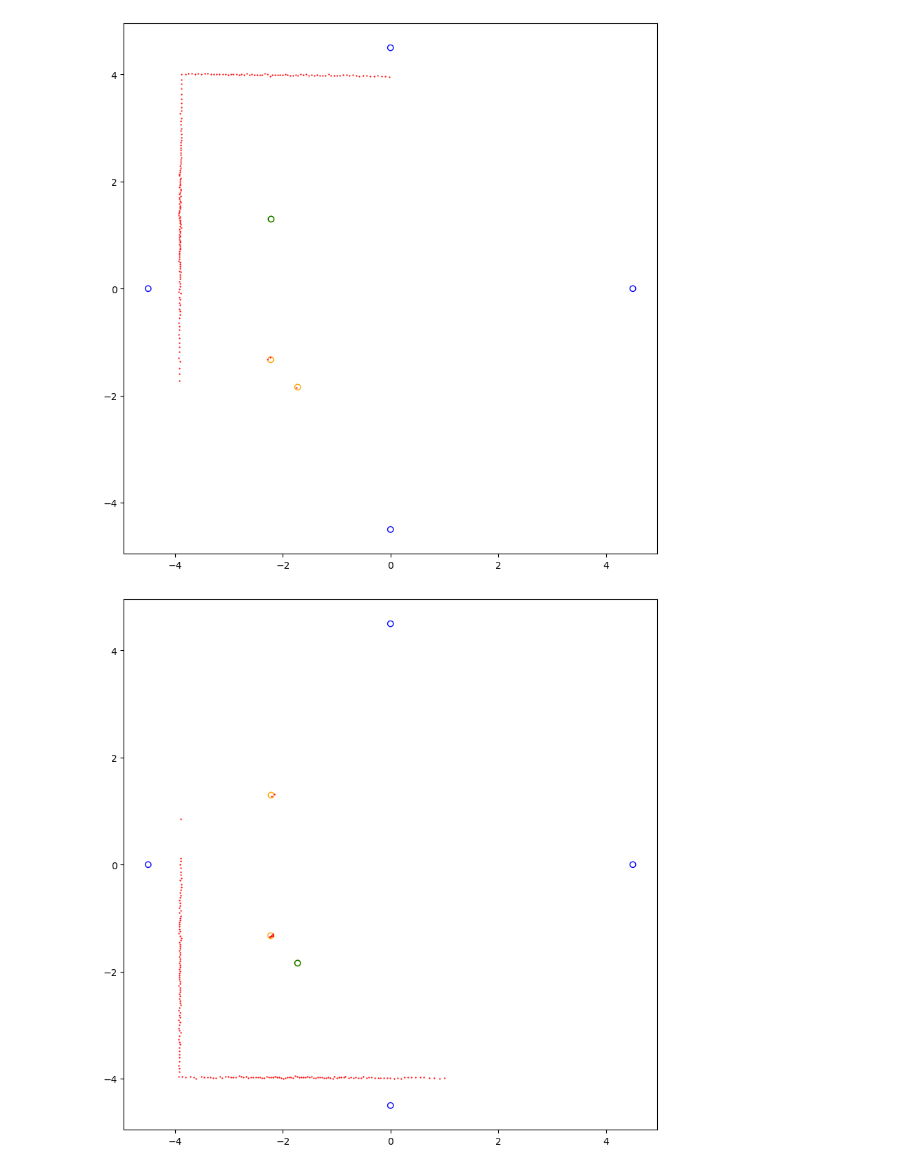
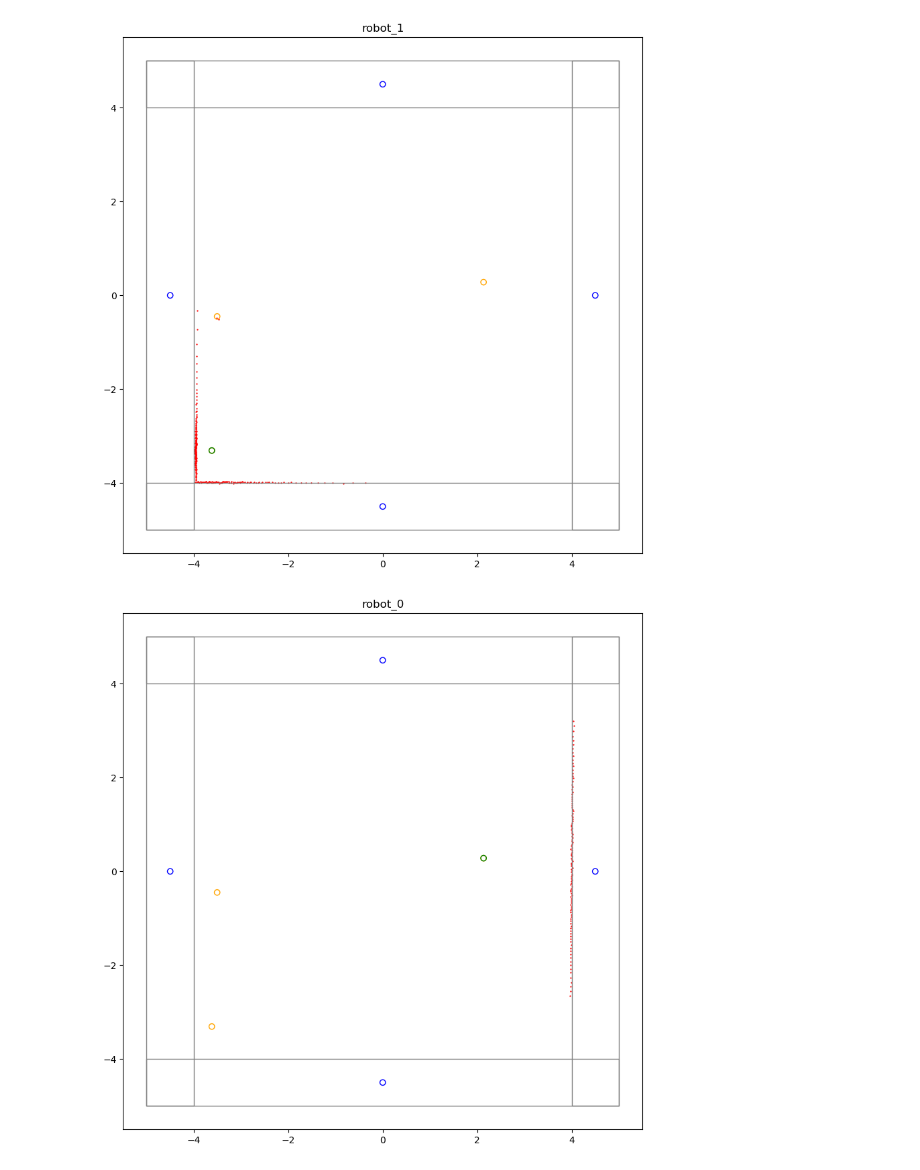
Before and after one commit to ROS2swarm/ROS2swarm-kin-detection, a Jupyter notebook: evaluation_lidar_data.ipynb, the cells around one changed output. Drawn from its saved outputs; the diff is of its cells as text; code cells hidden in the pictures.

Commit message:
added sample data sets + update visualization

```diff
--- a/evaluation_lidar_data.ipynb
+++ b/evaluation_lidar_data.ipynb
@@ -8,12 +9,35 @@ from matplotlib import pyplot as plt
+# %%
+def plot_arena():
+    ax.add_patch(patches.Rectangle((-5,-5), 1, 10, edgecolor='grey', facecolor='none'))
+    ax.add_patch(patches.Rectangle((4,-5), 1, 10, edgecolor='grey', facecolor='none'))
+    ax.add_patch(patches.Rectangle((-5,-5), 10, 1, edgecolor='grey', facecolor='none'))
+    ax.add_patch(patches.Rectangle((-5,4), 10, 1, edgecolor='grey', facecolor='none'))
+
+def plot_arena_large():
+    ax.add_patch(patches.Rectangle((-10,-10), 1, 20, edgecolor='grey', facecolor='none'))
+    ax.add_patch(patches.Rectangle((9,-10), 1, 20, edgecolor='grey', facecolor='none'))
+    ax.add_patch(patches.Rectangle((-10,-10), 20, 1, edgecolor='grey', facecolor='none'))
+    ax.add_patch(patches.Rectangle((-10,9), 20, 1, edgecolor='grey', facecolor='none'))
+
+def plot_two_rooms():
+    ax.add_patch(patches.Rectangle((-10,-8), 1, 16, edgecolor='grey', facecolor='none'))
+    ax.add_patch(patches.Rectangle((9,-8), 1, 16, edgecolor='grey', facecolor='none'))
+    ax.add_patch(patches.Rectangle((-2,2), 1, 6, edgecolor='grey', facecolor='none'))
+    ax.add_patch(patches.Rectangle((-2,-8), 1, 6, edgecolor='grey', facecolor='none'))
+    ax.add_patch(patches.Rectangle((-10,7), 20, 1, edgecolor='grey', facecolor='none'))
+    ax.add_patch(patches.Rectangle((-10,-8), 20, 1, edgecolor='grey', facecolor='none'))
 # %%
 subfolders = [f.name for f in os.scandir('./') if f.is_dir() and f.name[:1] != '.']
+
 for subfolder in subfolders:
     files = glob.glob(subfolder+'/*.csv')
+    arena = subfolder.split('_')[0]
+
     for f in files:
         df = pd.read_csv(f)
 
-        # index for line in data frame
-        idx = 53
+        #TODO: index for line in data frame
+        idx = 60
 
         # get object names
         names = [el[1:-1] for el in df['poses'][idx].split('[')[1].split(']')[0].split(', ')]
@@ -63,33 +87,43 @@ for subfolder in subfolders:
         r_x = 0
         r_y = 0
 
         for i in range(0, len(names)):
 
             if names[i][:5] == "robot":
                 robots_x.append(positions_x[i])
                 robots_y.append(positions_y[i])
 
                 if names[i] == df['robot'][idx]:
                     r_x = positions_x[i]
                     r_y = positions_y[i]
                     angle = orientations[i]
 
             elif names[i] != "ground_plane":
                 objects_x.append(positions_x[i])
                 objects_y.append(positions_y[i])
 
          # transform lidar data to x, y positions
 
         for i in range(0, 360):
             if not math.isinf(ld[i]):
                 lidar_x.append(ld[i] * math.cos(angle + np.deg2rad(i)) + r_x)
                 lidar_y.append(ld[i] * math.sin(angle + np.deg2rad(i)) + r_y)
 
-        plt.figure(figsize=(10, 10))
+        fig, ax = plt.subplots(figsize=(10, 10))
+        plt.title(str(df['robot'][idx]))
+
+        if arena == 'arena':
+            plot_arena()
+        elif arena == 'arena-large':
+            plot_arena_large()
+        elif arena == "two-rooms":
+            plot_two_rooms()
+
+
         plt.scatter(x=objects_x, y=objects_y, facecolors='none', edgecolors='blue') # objects except ground plane
         plt.scatter(x=robots_x, y=robots_y, facecolors='none', edgecolors='orange') # robots
         plt.scatter(r_x, r_y, facecolors='none', edgecolors='green') # robots
         plt.scatter(lidar_x, lidar_y, s=0.4, color='red') # lidar
 # %% [output]
-[figure, old version]
+[figure, new version]
-[figure, old version]
+[figure, new version]
```
Also changed, not shown: parts of 2 cells of this notebook, 10 other files.
